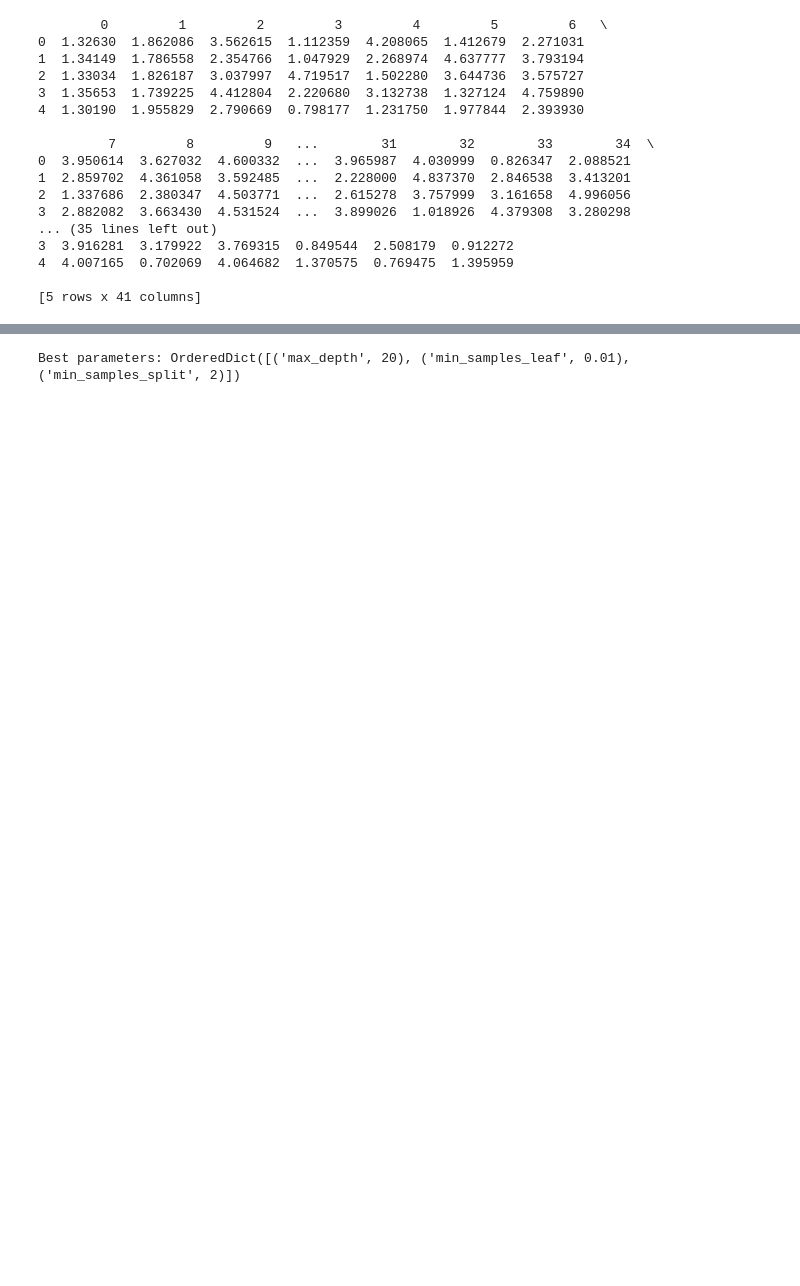
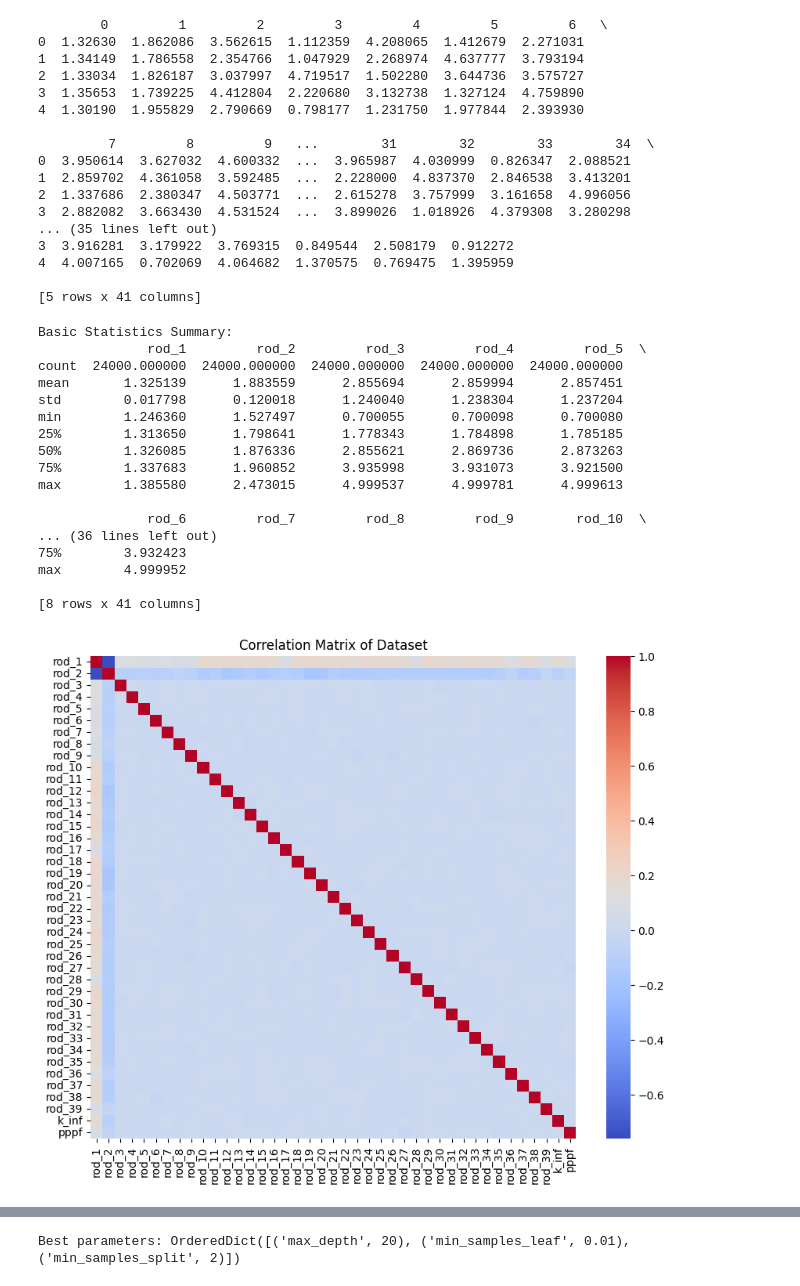
Before and after one commit to shreyanknp/DA1, a Jupyter notebook: ML_project_novelty.ipynb, the cells around one changed output, grey strips where cells are left out. Saved outputs shown, nothing was run; the diff lists cells and outputs as text; code cells hidden in the pictures; blank space fills up the shorter version.

```diff
--- a/ML_project_novelty.ipynb
+++ b/ML_project_novelty.ipynb
@@ -55,3 +55,78 @@ print(data.head())
 4  4.007165  0.702069  4.064682  1.370575  0.769475  1.395959
 
 [5 rows x 41 columns]
+# %%
+import pandas as pd
+import numpy as np
+import seaborn as sns
+import matplotlib.pyplot as plt
+from scipy.stats import pearsonr, spearmanr, ttest_ind
+
+# Basic Statistical Metrics
+stats_summary = data.describe()
+print("Basic Statistics Summary:")
+print(stats_summary)
+
+# Correlation Analysis
+correlation_matrix = data.corr()
+plt.figure(figsize=(10, 8))
+sns.heatmap(correlation_matrix, annot=False, cmap="coolwarm")
+plt.title("Correlation Matrix of Dataset")
+plt.show()
+
+# Insights from Correlation with k_inf and PPPF
+print("Top 5 features most correlated with k_inf:")
+print(correlation_matrix['k_inf'].sort_values(ascending=False).head(6)[1:])
+
+print("\nTop 5 features most correlated with PPPF:")
+print(correlation_matrix['pppf'].sort_values(ascending=False).head(6)[1:])
+
+# Hypothesis Testing (T-Test)
+# Compare distributions of two random rods with respect to k_inf
+rod_1 = data['rod_1']
+rod_2 = data['rod_2']
+
+t_stat, p_value = ttest_ind(rod_1, rod_2)
+print("\nT-Test between rod_1 and rod_2 enrichment values:")
+print(f"T-Statistic: {t_stat}, P-Value: {p_value}")
+
+# If p-value < 0.05, there is a statistically significant difference
+if p_value < 0.05:
+    print("There is a significant difference between rod_1 and rod_2.")
+else:
+    print("There is no significant difference between rod_1 and rod_2.")
+
+# Feature Variance Analysis
+feature_variances = data.var().sort_values(ascending=False)
+print("\nTop 5 features with the highest variance:")
+print(feature_variances.head(5))
+
+# Scatter Plot for Key Features
+sns.pairplot(data[['rod_1', 'rod_2', 'k_inf', 'pppf']], diag_kind='kde')
+plt.title("Scatter Plot and KDE for Key Features")
+plt.show()
+
+# Boxplot to check distribution of k_inf and PPPF
+plt.figure(figsize=(12, 6))
+sns.boxplot(data=data[['k_inf', 'pppf']])
+plt.title("Boxplot of k_inf and PPPF")
+plt.show()
+# %% [output]
+Basic Statistics Summary:
+              rod_1         rod_2         rod_3         rod_4         rod_5  \
+count  24000.000000  24000.000000  24000.000000  24000.000000  24000.000000
+mean       1.325139      1.883559      2.855694      2.859994      2.857451
+std        0.017798      0.120018      1.240040      1.238304      1.237204
+min        1.246360      1.527497      0.700055      0.700098      0.700080
+25%        1.313650      1.798641      1.778343      1.784898      1.785185
+50%        1.326085      1.876336      2.855621      2.869736      2.873263
+75%        1.337683      1.960852      3.935998      3.931073      3.921500
+max        1.385580      2.473015      4.999537      4.999781      4.999613
+
+              rod_6         rod_7         rod_8         rod_9        rod_10  \
+... (36 lines left out)
+75%        3.932423
+max        4.999952
+
+[8 rows x 41 columns]
+[figure, added]
```
Also changed, not shown: parts of 5 cells of this notebook.
